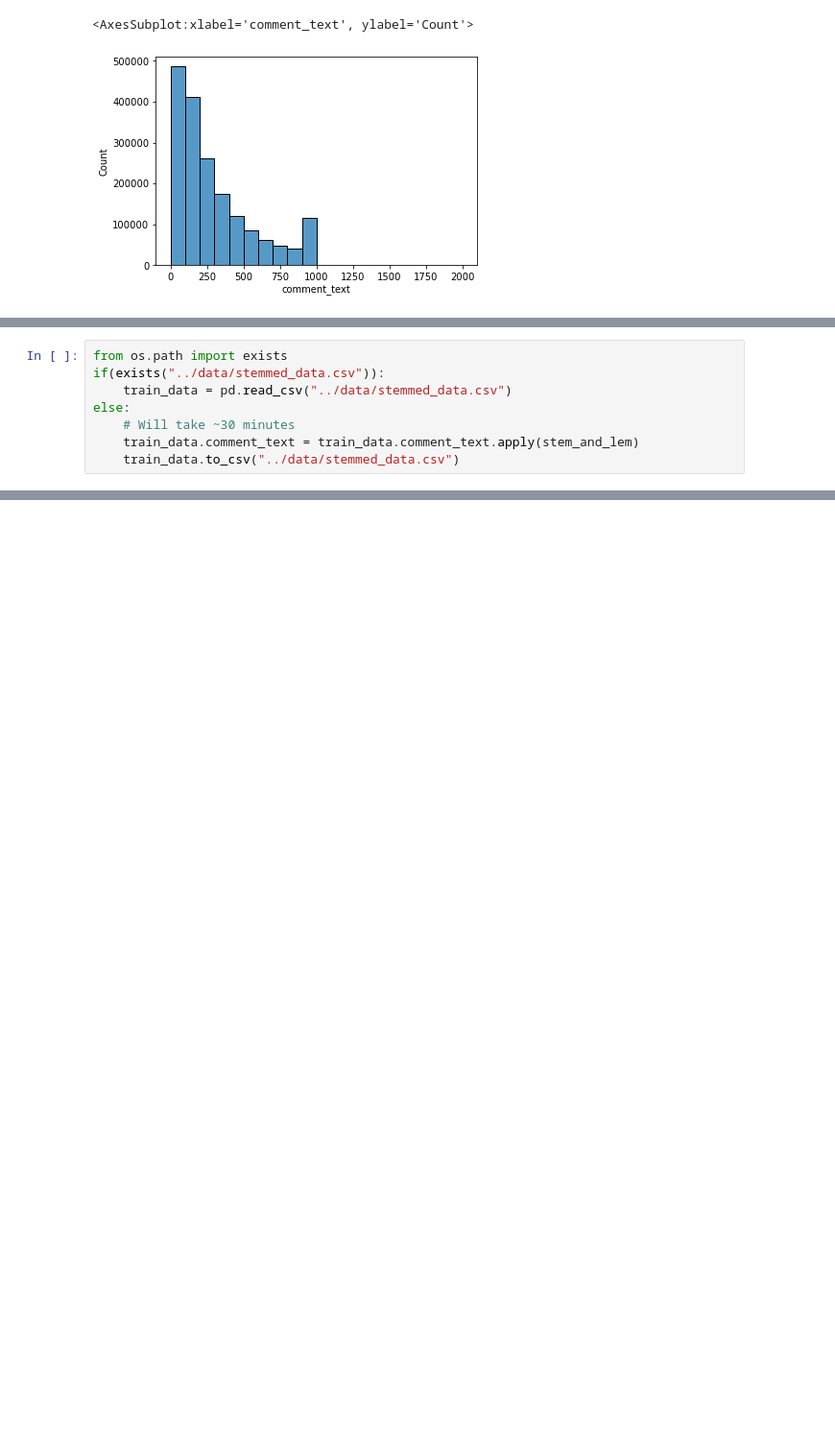
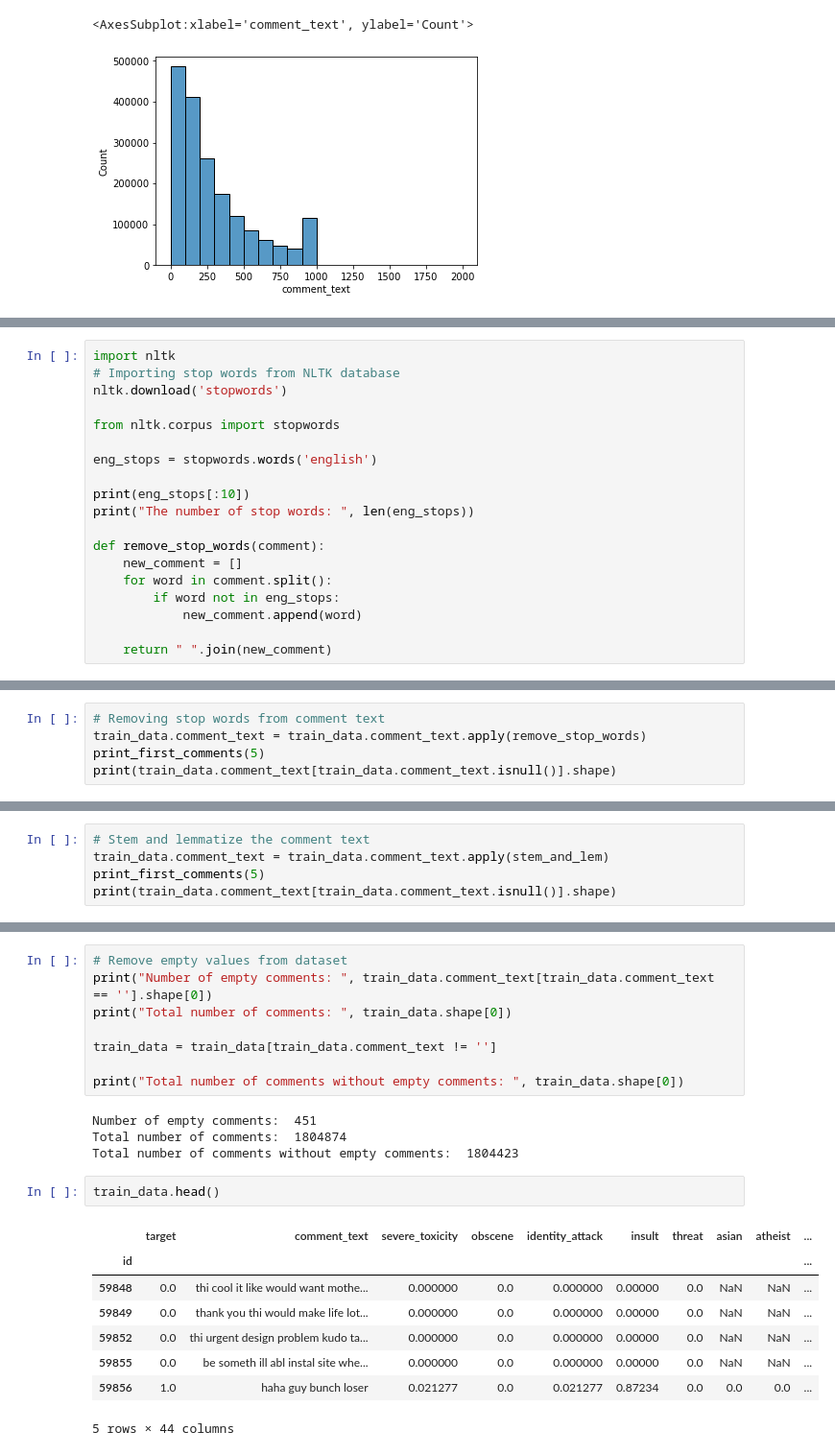
Before and after one commit to mbravo10/machine-learning-showcase, a Jupyter notebook: notebooks/Toxic_Comment_Classifier.ipynb, the cells around one changed output, grey strips where cells are left out. Shown at 96% size. Drawn from its saved outputs; the diff is of its cells as text; blank space fills up the shorter version.

Commit message:
fixed stop words and removed some empty comments

```diff
--- a/notebooks/Toxic_Comment_Classifier.ipynb
+++ b/notebooks/Toxic_Comment_Classifier.ipynb
@@ -68,0 +95,19 @@ sns.histplot(data=train_data, x=train_data.comment_text.str.len(), binwidth=100)
+# %%
+import nltk
+# Importing stop words from NLTK database
+nltk.download('stopwords')
+
+from nltk.corpus import stopwords
+
+eng_stops = stopwords.words('english')
+
+print(eng_stops[:10])
+print("The number of stop words: ", len(eng_stops))
+
+def remove_stop_words(comment):
+    new_comment = []
+    for word in comment.split():
+        if word not in eng_stops:
+            new_comment.append(word)
+
+    return " ".join(new_comment)
@@ -68,0 +120,5 @@ sns.histplot(data=train_data, x=train_data.comment_text.str.len(), binwidth=100)
+# %%
+# Removing stop words from comment text
+train_data.comment_text = train_data.comment_text.apply(remove_stop_words)
+print_first_comments(5)
+print(train_data.comment_text[train_data.comment_text.isnull()].shape)
@@ -115,10 +193,7 @@ def stem_and_lem(comment):
 [nltk_data]     C:\Users\Willi\AppData\Roaming\nltk_data...
 [nltk_data]   Package omw-1.4 is already up-to-date!
 # %%
-from os.path import exists
-if(exists("../data/stemmed_data.csv")):
-    train_data = pd.read_csv("../data/stemmed_data.csv")
-else:
-    # Will take ~30 minutes
-    train_data.comment_text = train_data.comment_text.apply(stem_and_lem)
-    train_data.to_csv("../data/stemmed_data.csv")
+# Stem and lemmatize the comment text
+train_data.comment_text = train_data.comment_text.apply(stem_and_lem)
+print_first_comments(5)
+print(train_data.comment_text[train_data.comment_text.isnull()].shape)
@@ -125 +212,24 @@ else:
+# %%
+# Remove empty values from dataset
+print("Number of empty comments: ", train_data.comment_text[train_data.comment_text == ''].shape[0])
+print("Total number of comments: ", train_data.shape[0])
+
+train_data = train_data[train_data.comment_text != '']
+
+print("Total number of comments without empty comments: ", train_data.shape[0])
+# %% [output]
+Number of empty comments:  451
+Total number of comments:  1804874
+Total number of comments without empty comments:  1804423
+# %%
+train_data.head()
+# %% [output]
+|  | target | comment_text | severe_toxicity | obscene | identity_attack | insult | threat | asian | atheist | ... |
+| id |  |  |  |  |  |  |  |  |  | ... |
+| 59848 | 0.0 | thi cool it like would want mothe... | 0.000000 | 0.0 | 0.000000 | 0.00000 | 0.0 | NaN | NaN | ... |
+| 59849 | 0.0 | thank you thi would make life lot... | 0.000000 | 0.0 | 0.000000 | 0.00000 | 0.0 | NaN | NaN | ... |
+| 59852 | 0.0 | thi urgent design problem kudo ta... | 0.000000 | 0.0 | 0.000000 | 0.00000 | 0.0 | NaN | NaN | ... |
+| 59855 | 0.0 | be someth ill abl instal site whe... | 0.000000 | 0.0 | 0.000000 | 0.00000 | 0.0 | NaN | NaN | ... |
+| 59856 | 1.0 | haha guy bunch loser | 0.021277 | 0.0 | 0.021277 | 0.87234 | 0.0 | 0.0 | 0.0 | ... |
+5 rows × 44 columns
 # %%
```
Also changed, not shown: parts of 24 cells of this notebook.
